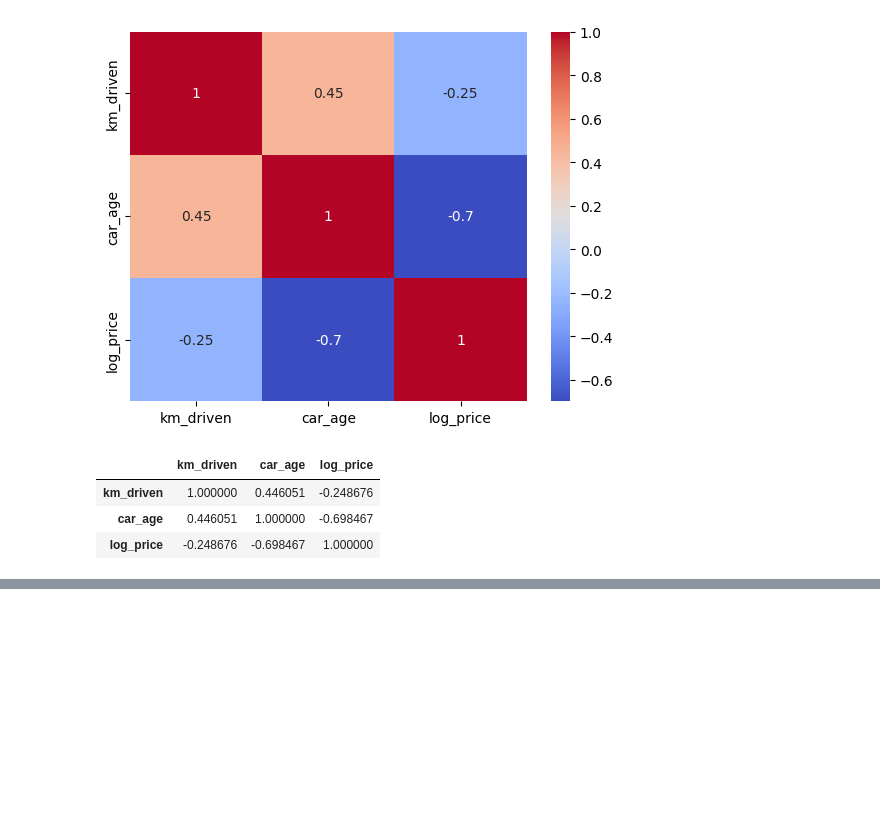
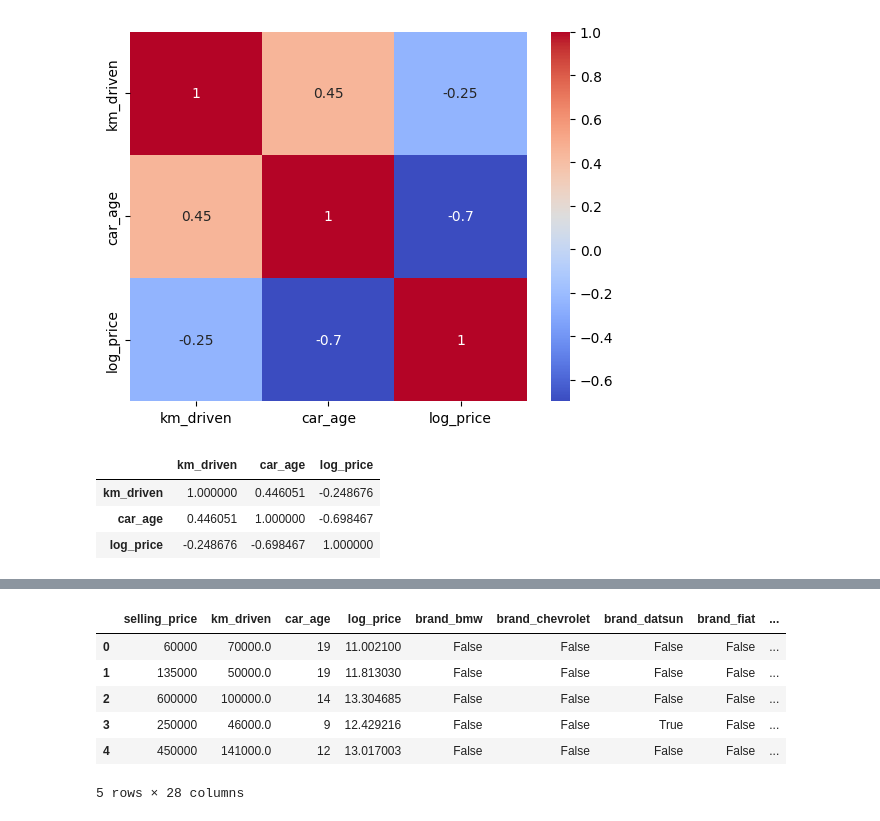
Before and after one commit to rajeshxdatascience/Car-Price-Prediction-ML, a Jupyter notebook: 01_Exploratory_Data_Analysis.ipynb, the cells around one changed output, grey strips where cells are left out. Cells and saved outputs as stored; diff of their text form; code cells hidden in the pictures; blank space fills up the shorter version.

Commit message:
Convert category columns using ONE HOT ENCODED

```diff
--- a/01_Exploratory_Data_Analysis.ipynb
+++ b/01_Exploratory_Data_Analysis.ipynb
@@ -777,0 +797,12 @@ df[['km_driven','car_age','log_price']].corr()
+# %%
+df = pd.get_dummies(df,columns=['brand','owner','seller_type','transmission','fuel'],drop_first=True)
+# %%
+df.head()
+# %% [output]
+|  | selling_price | km_driven | car_age | log_price | brand_bmw | brand_chevrolet | brand_datsun | brand_fiat | ... |
+| 0 | 60000 | 70000.0 | 19 | 11.002100 | False | False | False | False | ... |
+| 1 | 135000 | 50000.0 | 19 | 11.813030 | False | False | False | False | ... |
+| 2 | 600000 | 100000.0 | 14 | 13.304685 | False | False | False | False | ... |
+| 3 | 250000 | 46000.0 | 9 | 12.429216 | False | False | True | False | ... |
+| 4 | 450000 | 141000.0 | 12 | 13.017003 | False | False | False | False | ... |
+5 rows × 28 columns
```
Also changed, not shown: parts of 4 cells of this notebook.
